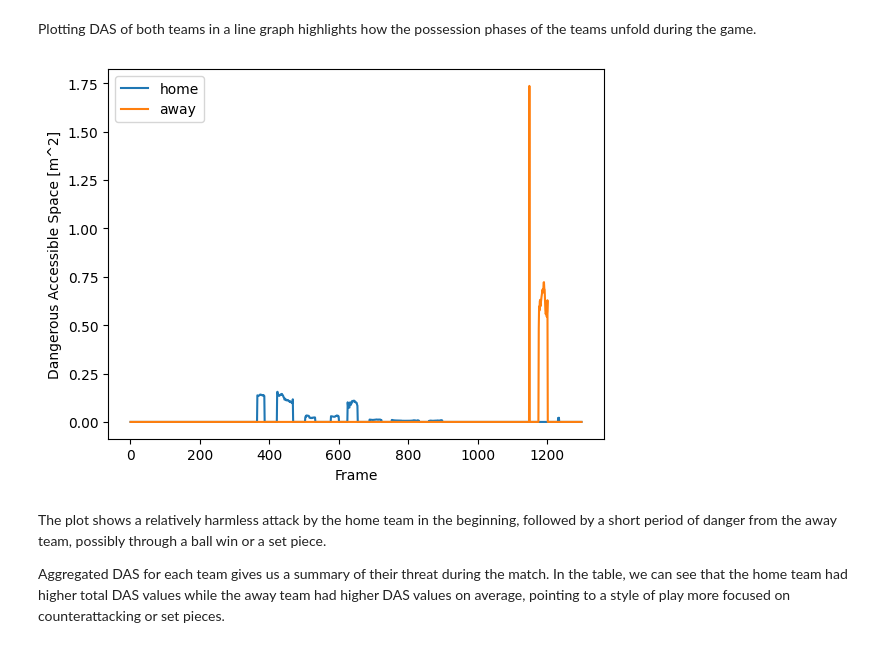
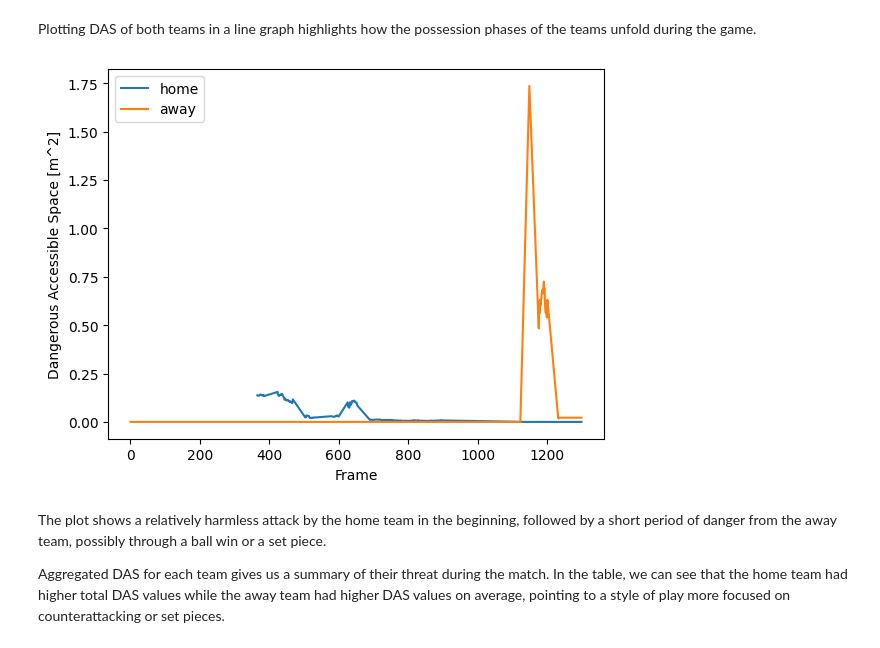
Before and after one commit to Alek050/databallpy, a Jupyter notebook: docs/features/dangerous_accessible_space.ipynb, the cells around one changed output. Drawn from its saved outputs; the diff is of its cells as text; code cells hidden in the pictures.

```diff
--- a/docs/features/dangerous_accessible_space.ipynb
+++ b/docs/features/dangerous_accessible_space.ipynb
@@ -65,0 +38,16 @@ game.tracking_data[
+# %%
+from databallpy import get_saved_game
+from databallpy.utils.constants import MISSING_INT
+import os
+import pandas as pd
+
+game = get_saved_game("open_metrica", os.path.join(os.getcwd(), "../saved_games"))
+if not "dangerous_accessible_space" in game.tracking_data.columns.to_list():
+    game.synchronise_tracking_and_event_data(verbose=False)
+    game.tracking_data.add_individual_player_possession()
+    game.tracking_data.add_team_possession(game.event_data, game.home_team_id)
+    # Add mask as argument since it can take minutes to compute it for the full match
+    mask = (~pd.isnull(game.tracking_data["player_possession"])) & (game.tracking_data.index <= 1300)
+
+    game.tracking_data.add_dangerous_accessible_space(mask)
+    game.save_game("open_metrica", os.path.join(os.getcwd(), "../saved_games"), allow_overwrite=True, verbose=False)
@@ -68,23 +90,24 @@ Plotting DAS of both teams in a line graph highlights how the possession phases
 # %%
 import matplotlib.pyplot as plt
 
 df = game.tracking_data[game.tracking_data["frame"] < 1300].copy()  # Example slice
 
 plt.figure()
 plt.xlabel("Frame")
 plt.ylabel("Dangerous Accessible Space [m^2]")
-for team in game.tracking_data["team_in_possession"].dropna().unique():
+for team in game.tracking_data["team_possession"].dropna().unique():
     dfx = df.copy()
-    i_team_possession = dfx["team_in_possession"] == team
+    i_team_possession = dfx["team_possession"] == team
     dfx.loc[~i_team_possession, "dangerous_accessible_space"] = (
         0.0  # set DAS to 0 while the opponent or no one controls the ball
     )
-    plt.plot(dfx["frame"], dfx["dangerous_accessible_space"], label=f"{team}")
+    dfx["dangerous_accessible_space"] = dfx["dangerous_accessible_space"].interpolate(method="linear")
+    plt.plot(dfx["frame"].to_numpy(), dfx["dangerous_accessible_space"].to_numpy(), label=f"{team}")
 
 plt.legend()
 plt.show()
 # %% [output]
-[figure, old version]
+[figure, new version]
 # %% [markdown]
 The plot shows a relatively harmless attack by the home team in the beginning, followed by a short period of danger from the away team, possibly through a ball win or a set piece.
 
```
Also changed, not shown: parts of 10 cells of this notebook, 17 other files.
